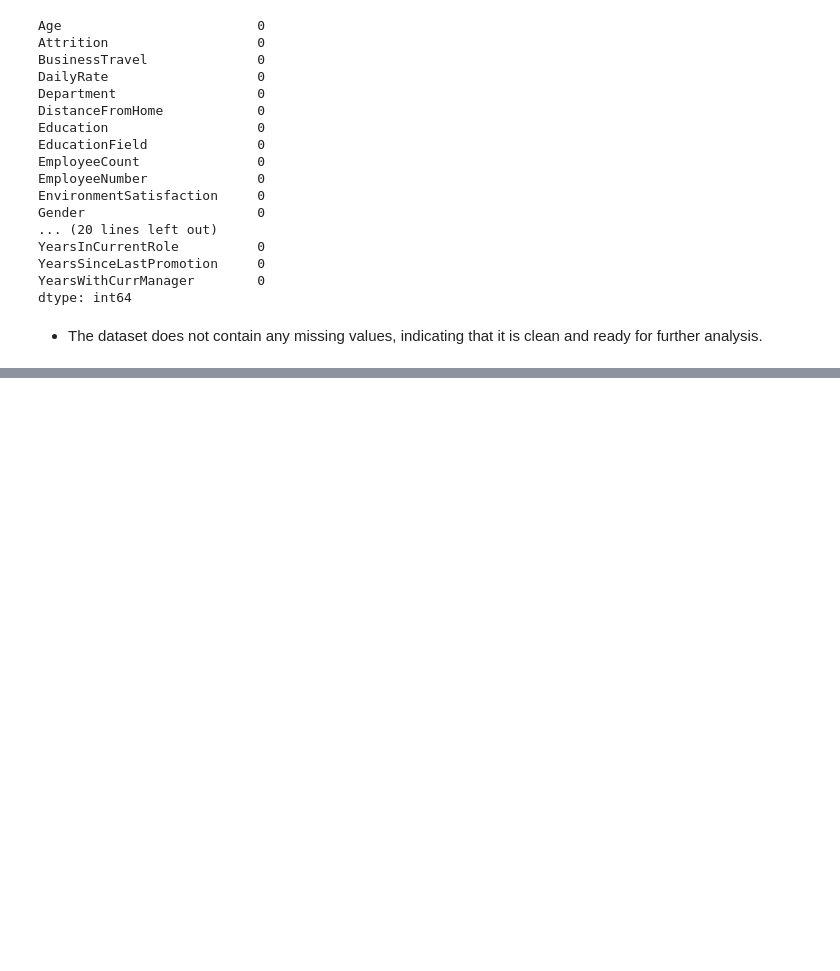
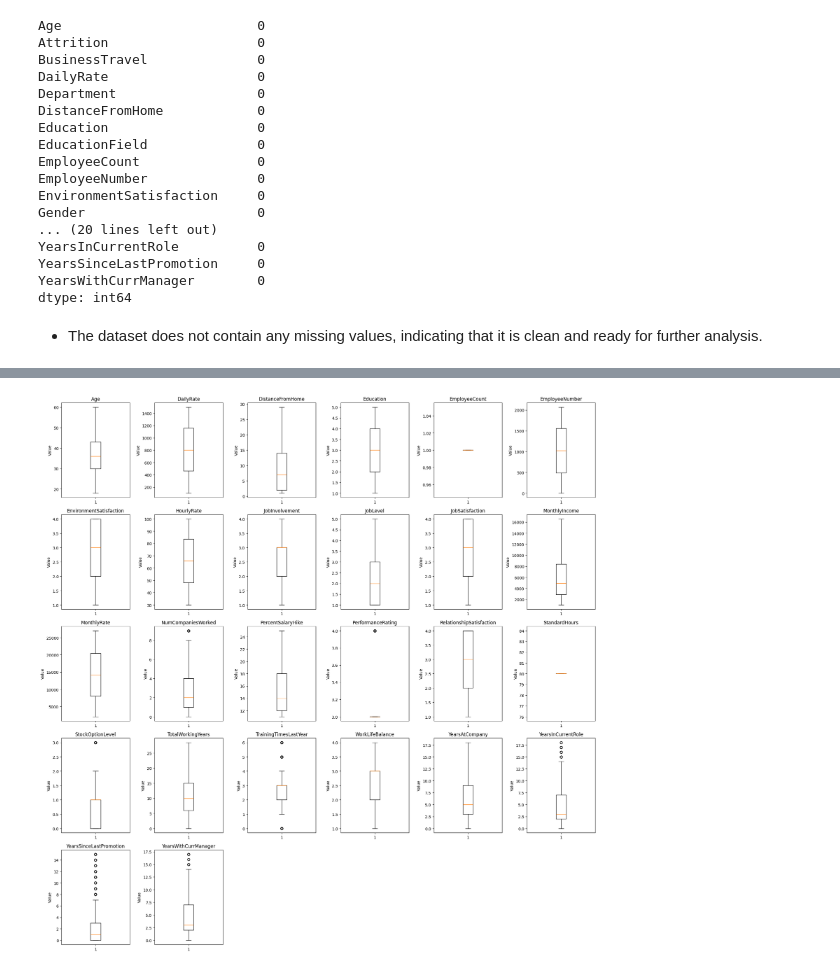
Before and after one commit to maria-kisakye/Machine-learning-project_based_exam-, a Jupyter notebook: group_3_proj.ipynb, the cells around one changed output, grey strips where cells are left out. Drawn from its saved outputs; the diff is of its cells as text; code cells hidden in the pictures; blank space fills up the shorter version.

```diff
--- a/group_3_proj.ipynb
+++ b/group_3_proj.ipynb
@@ -210,0 +299,19 @@ dtype: int64
+# %%
+def cap_outliers(df, columns):
+    for column in columns:
+        Q1 = df[column].quantile(0.25)
+        Q3 = df[column].quantile(0.75)
+        IQR = Q3 - Q1
+
+        lower = Q1 - 1.5 * IQR
+        upper = Q3 + 1.5 * IQR
+
+        df[column] = np.where(df[column] > upper, upper, df[column])
+        df[column] = np.where(df[column] < lower, lower, df[column])
+
+    return df
+
+df_clean = cap_outliers(df_clean, ['MonthlyIncome', 'TotalWorkingYears', 'YearsAtCompany'])
+# %%
+cont_data=df_clean.select_dtypes(exclude='object')
+cont_data
@@ -210,0 +332,17 @@ dtype: int64
+# %%
+num_cols = len(cont_data.columns)
+cols = 6  # number of plots per row (you can adjust)
+rows = math.ceil(num_cols / cols)
+
+plt.figure(figsize=(20, rows * 4))
+
+for i, col in enumerate(cont_data.columns):
+    plt.subplot(rows, cols, i+1)
+    plt.boxplot(cont_data[col])
+    plt.title(col)
+    plt.ylabel("Value")
+
+plt.tight_layout()
+plt.show()
+# %% [output]
+[figure, added]
```
Also changed, not shown: parts of 67 cells of this notebook.
